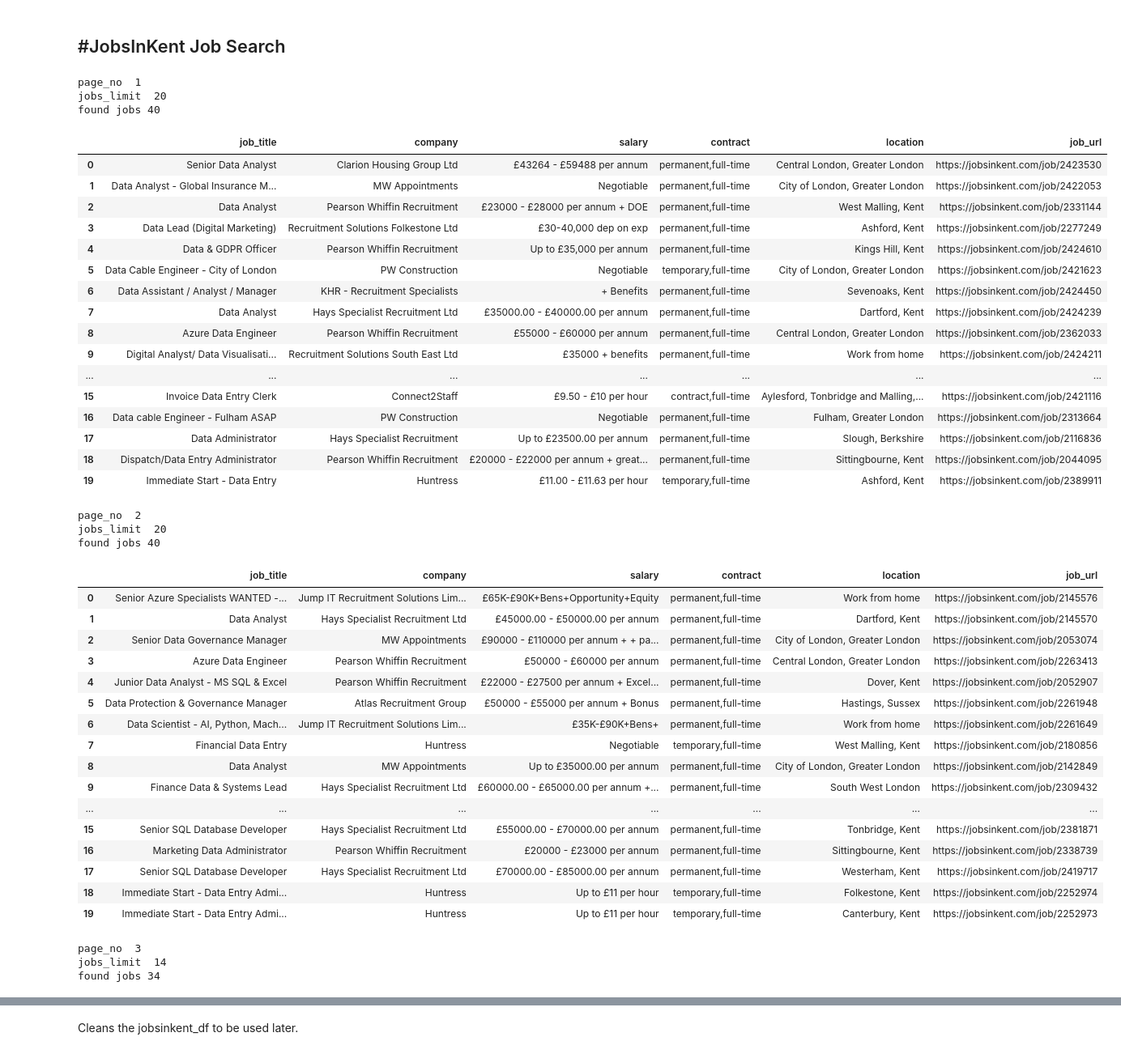
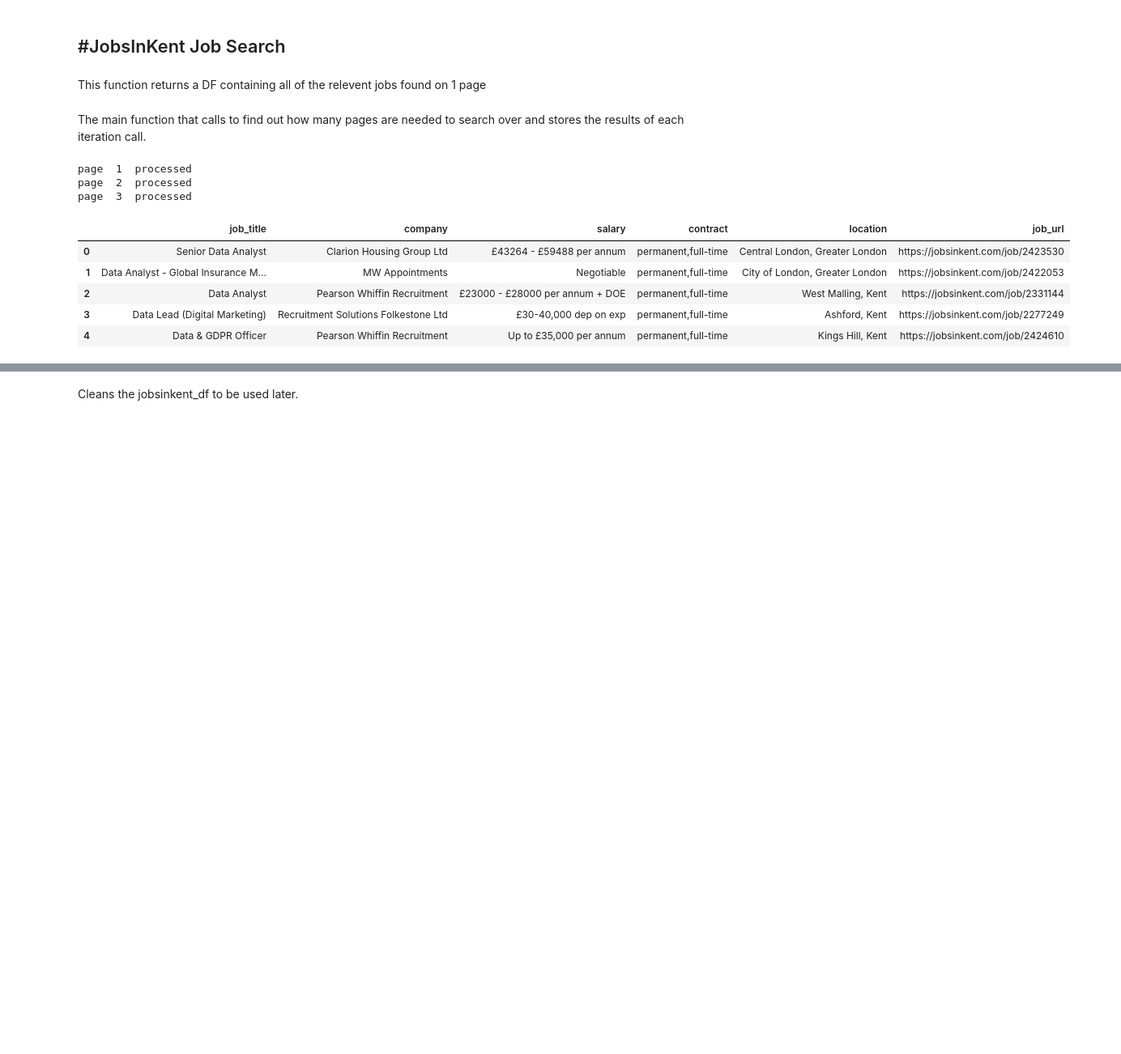
Before and after one commit to futureCodersSE/data-roles, a Jupyter notebook: Data_Roles_job_search.ipynb, the cells around one changed output, grey strips where cells are left out. Shown: that part at 81% size. Drawn from its saved outputs; the diff is of its cells as text; code cells hidden in the pictures; blank space fills up the shorter version.

```diff
--- a/Data_Roles_job_search.ipynb
+++ b/Data_Roles_job_search.ipynb
@@ -180,36 +177,35 @@ display(reed_df)
 # %% [markdown]
 #JobsInKent Job Search
 ---
+# %% [markdown]
+This function returns a DF containing all of the relevent jobs found on 1 page
 # %%
 def find_jobsinkent_iterate(url,job_limit):
   jobs_df = pd.DataFrame(data=[], columns = ["job_title", "company", "salary", "contract", "location","job_url"])
   site_html = get_html(url)
   results = site_html.find(class_="mt-2 lg:mt-0")
 
-  job_cards = results.find_all(class_="flex mb-2 border-black-900 rounded-md border-x-4 sm:rounded-lg") #this class uniquly identifies every job card of the site.
-  print("found jobs",len(job_cards))
+  #this is finding an additional 20 jobs per page that are not visible on the site itself.
+  job_cards = results.find_all(class_="flex mb-2 border-black-900 rounded-md border-x-4 sm:rounded-lg")
 
 
   #[:job_limit] is required as non relevent jobs were being found in the site_html with the job_cards class after the 20~ jobs that were being show on the site.
-  # So I had to find how many jobs were being show in each page firstand then limit the loop to only take up to that number of jobs.
+  # So I had to find how many jobs were being show in each page first and then limit the loop to only iterate up to that number of jobs.
   for job in job_cards[:job_limit]:
 
-    job_title_url = job.find("a", class_="text-blue-700 visited:text-grey-200 hover:underline") #Second box class of the job card (first box is a blank spacer).
+    job_title_url = job.find("a", class_="text-blue-700 visited:text-grey-200 hover:underline")
     job_title = job_title_url.text
     job_url = job_title_url["href"]
 
-    company_name = job.find(class_="mt-0 mb-2 max-w-2xl text-sm text-black").text #Third box class of the job card.
+    company_name = job.find(class_="mt-0 mb-2 max-w-2xl text-sm text-black").text
 
-
-    #This info was all on the fouth box class and need to be seperated further for the relevent information to be extracted.
+    #This info was all on the fouth box class and needed to be seperated further for the relevent information to be extracted.
     info_list = job.find_all(class_="col-span-12")
     salary = clean_bloat(info_list[0].text)
     contract = clean_bloat(info_list[1].text)
     location = clean_bloat(info_list[2].text)
 
-    #creats a temperary dictionary for new job which can then be appended into the DF.
     new_row = {"job_title":job_title, "company":company_name, "salary":salary, "contract":contract, "location":location,"job_url":job_url}
     jobs_df = jobs_df.append(new_row,ignore_index = True)
-  display(jobs_df)
   return jobs_df
 # %%
@@ -226,80 +224,46 @@ def return_jobs_pages(input_str):
   total_pages = int(np.ceil(total_jobs/jobs_per_page))
 
   return total_jobs, jobs_per_page, total_pages
+# %% [markdown]
+The main function that calls to find out how many pages are needed to search over and stores the results of each iteration call.
 # %%
-def main_scrape(base_url):
+def jobsinkent_scrape(base_url):
   #initialse the DF that will be used
   jobsinkent_df = pd.DataFrame(data=[], columns = ["job_title", "company", "salary", "contract", "location","job_url"])
 
   #returns ALL the html from the site
   site_html = get_html(base_url)
 
   banner = site_html.find("p", class_="text-sm text-gray-700 leading-5") #~6th child within the top banner.
-  showing = banner.text # Showing 1 to yy of xx Jobs
-
+  showing = banner.text # 'Showing 1 to yy of xx Jobs'
 
   total_jobs, jobs_per_page, total_pages = return_jobs_pages(showing)
 
-  for page_no in range(1,total_pages+1): #
-    print("page_no ",page_no)
+  for page_no in range(1,total_pages+1):
     #this if statment is required due to the issues mentioned above about job limits. It sets the jobs_limit variable to however many jobs there are displayed (visibly) on the page.
     if page_no == total_pages:
       jobs_limit = total_jobs%jobs_per_page
-      print("jobs_limit ", jobs_limit)
     else:
       jobs_limit = jobs_per_page
-      print("jobs_limit ", jobs_limit)
 
-    page_url = base_url + "&page=" + str(page_no) #the url for each page to be scraped
+    page_url = base_url + "&page=" + str(page_no)
     new_df = find_jobsinkent_iterate(page_url, jobs_limit)
     jobsinkent_df = jobsinkent_df.append(new_df, ignore_index=True)
 
+    #user feedback
+    print("page ",page_no, " processed")
 
   return jobsinkent_df
 
-
-jobsinkent_df = main_scrape(jobsinkent_url)
+jobsinkent_df = jobsinkent_scrape(jobsinkent_url)
+display(jobsinkent_df.head(5))
 # %% [output]
-page_no  1
-jobs_limit  20
-found jobs 40
+page  1  processed
+page  2  processed
+page  3  processed
 |  | job_title | company | salary | contract | location | job_url |
 | 0 | Senior Data Analyst | Clarion Housing Group Ltd | £43264 - £59488 per annum | permanent,full-time | Central London, Greater London | https://jobsinkent.com/job/2423530 |
 | 1 | Data Analyst - Global Insurance M... | MW Appointments | Negotiable | permanent,full-time | City of London, Greater London | https://jobsinkent.com/job/2422053 |
 | 2 | Data Analyst | Pearson Whiffin Recruitment | £23000 - £28000 per annum + DOE | permanent,full-time | West Malling, Kent | https://jobsinkent.com/job/2331144 |
 | 3 | Data Lead (Digital Marketing) | Recruitment Solutions Folkestone Ltd | £30-40,000 dep on exp | permanent,full-time | Ashford, Kent | https://jobsinkent.com/job/2277249 |
 | 4 | Data & GDPR Officer | Pearson Whiffin Recruitment | Up to £35,000 per annum | permanent,full-time | Kings Hill, Kent | https://jobsinkent.com/job/2424610 |
-| 5 | Data Cable Engineer - City of London | PW Construction | Negotiable | temporary,full-time | City of London, Greater London | https://jobsinkent.com/job/2421623 |
-| 6 | Data Assistant / Analyst / Manager | KHR - Recruitment Specialists | + Benefits | permanent,full-time | Sevenoaks, Kent | https://jobsinkent.com/job/2424450 |
-| 7 | Data Analyst | Hays Specialist Recruitment Ltd | £35000.00 - £40000.00 per annum | permanent,full-time | Dartford, Kent | https://jobsinkent.com/job/2424239 |
-| 8 | Azure Data Engineer | Pearson Whiffin Recruitment | £55000 - £60000 per annum | permanent,full-time | Central London, Greater London | https://jobsinkent.com/job/2362033 |
-| 9 | Digital Analyst/ Data Visualisati... | Recruitment Solutions South East Ltd | £35000 + benefits | permanent,full-time | Work from home | https://jobsinkent.com/job/2424211 |
-| ... | ... | ... | ... | ... | ... | ... |
-| 15 | Invoice Data Entry Clerk | Connect2Staff | £9.50 - £10 per hour | contract,full-time | Aylesford, Tonbridge and Malling,... | https://jobsinkent.com/job/2421116 |
-| 16 | Data cable Engineer - Fulham ASAP | PW Construction | Negotiable | permanent,full-time | Fulham, Greater London | https://jobsinkent.com/job/2313664 |
-| 17 | Data Administrator | Hays Specialist Recruitment | Up to £23500.00 per annum | permanent,full-time | Slough, Berkshire | https://jobsinkent.com/job/2116836 |
-| 18 | Dispatch/Data Entry Administrator | Pearson Whiffin Recruitment | £20000 - £22000 per annum + great... | permanent,full-time | Sittingbourne, Kent | https://jobsinkent.com/job/2044095 |
-| 19 | Immediate Start - Data Entry | Huntress | £11.00 - £11.63 per hour | temporary,full-time | Ashford, Kent | https://jobsinkent.com/job/2389911 |
-page_no  2
-jobs_limit  20
-found jobs 40
-|  | job_title | company | salary | contract | location | job_url |
-| 0 | Senior Azure Specialists WANTED -... | Jump IT Recruitment Solutions Lim... | £65K-£90K+Bens+Opportunity+Equity | permanent,full-time | Work from home | https://jobsinkent.com/job/2145576 |
-| 1 | Data Analyst | Hays Specialist Recruitment Ltd | £45000.00 - £50000.00 per annum | permanent,full-time | Dartford, Kent | https://jobsinkent.com/job/2145570 |
-| 2 | Senior Data Governance Manager | MW Appointments | £90000 - £110000 per annum + + pa... | permanent,full-time | City of London, Greater London | https://jobsinkent.com/job/2053074 |
-| 3 | Azure Data Engineer | Pearson Whiffin Recruitment | £50000 - £60000 per annum | permanent,full-time | Central London, Greater London | https://jobsinkent.com/job/2263413 |
-| 4 | Junior Data Analyst - MS SQL & Excel | Pearson Whiffin Recruitment | £22000 - £27500 per annum + Excel... | permanent,full-time | Dover, Kent | https://jobsinkent.com/job/2052907 |
-| 5 | Data Protection & Governance Manager | Atlas Recruitment Group | £50000 - £55000 per annum + Bonus | permanent,full-time | Hastings, Sussex | https://jobsinkent.com/job/2261948 |
-| 6 | Data Scientist - AI, Python, Mach... | Jump IT Recruitment Solutions Lim... | £35K-£90K+Bens+ | permanent,full-time | Work from home | https://jobsinkent.com/job/2261649 |
-| 7 | Financial Data Entry | Huntress | Negotiable | temporary,full-time | West Malling, Kent | https://jobsinkent.com/job/2180856 |
-| 8 | Data Analyst | MW Appointments | Up to £35000.00 per annum | permanent,full-time | City of London, Greater London | https://jobsinkent.com/job/2142849 |
-| 9 | Finance Data & Systems Lead | Hays Specialist Recruitment Ltd | £60000.00 - £65000.00 per annum +... | permanent,full-time | South West London | https://jobsinkent.com/job/2309432 |
-| ... | ... | ... | ... | ... | ... | ... |
-| 15 | Senior SQL Database Developer | Hays Specialist Recruitment Ltd | £55000.00 - £70000.00 per annum | permanent,full-time | Tonbridge, Kent | https://jobsinkent.com/job/2381871 |
-| 16 | Marketing Data Administrator | Pearson Whiffin Recruitment | £20000 - £23000 per annum | permanent,full-time | Sittingbourne, Kent | https://jobsinkent.com/job/2338739 |
-| 17 | Senior SQL Database Developer | Hays Specialist Recruitment Ltd | £70000.00 - £85000.00 per annum | permanent,full-time | Westerham, Kent | https://jobsinkent.com/job/2419717 |
-| 18 | Immediate Start - Data Entry Admi... | Huntress | Up to £11 per hour | temporary,full-time | Folkestone, Kent | https://jobsinkent.com/job/2252974 |
-| 19 | Immediate Start - Data Entry Admi... | Huntress | Up to £11 per hour | temporary,full-time | Canterbury, Kent | https://jobsinkent.com/job/2252973 |
-page_no  3
-jobs_limit  14
-found jobs 34
```
Also changed, not shown: parts of 23 cells of this notebook.
